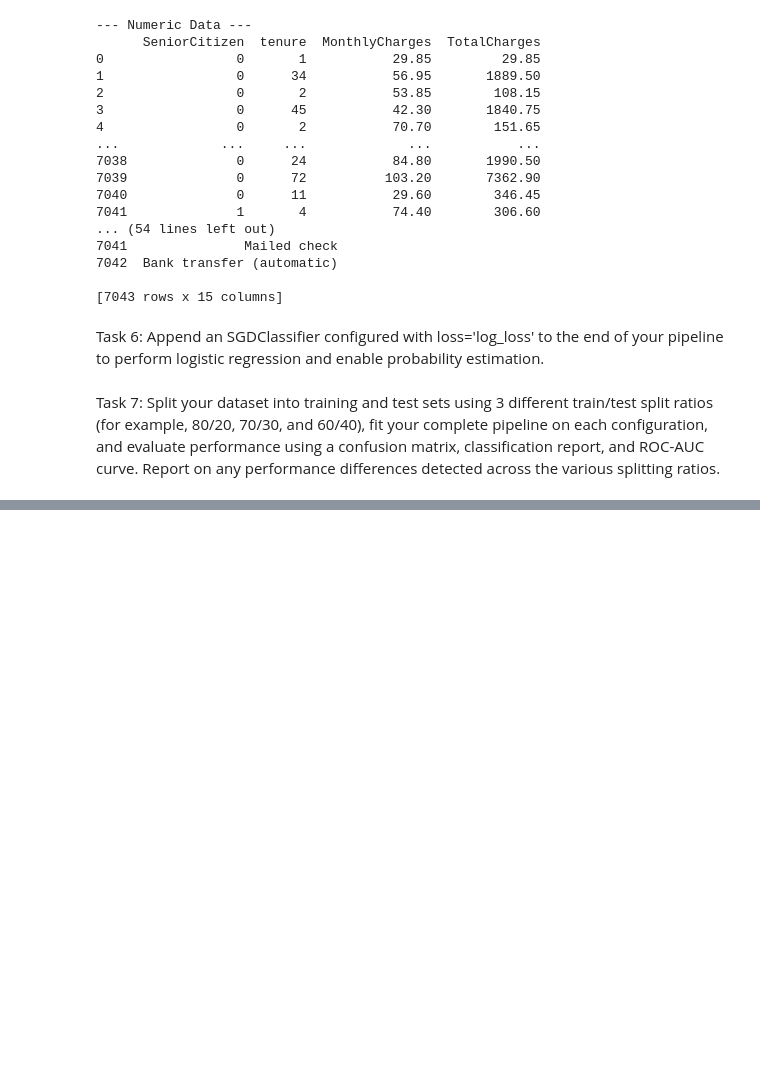
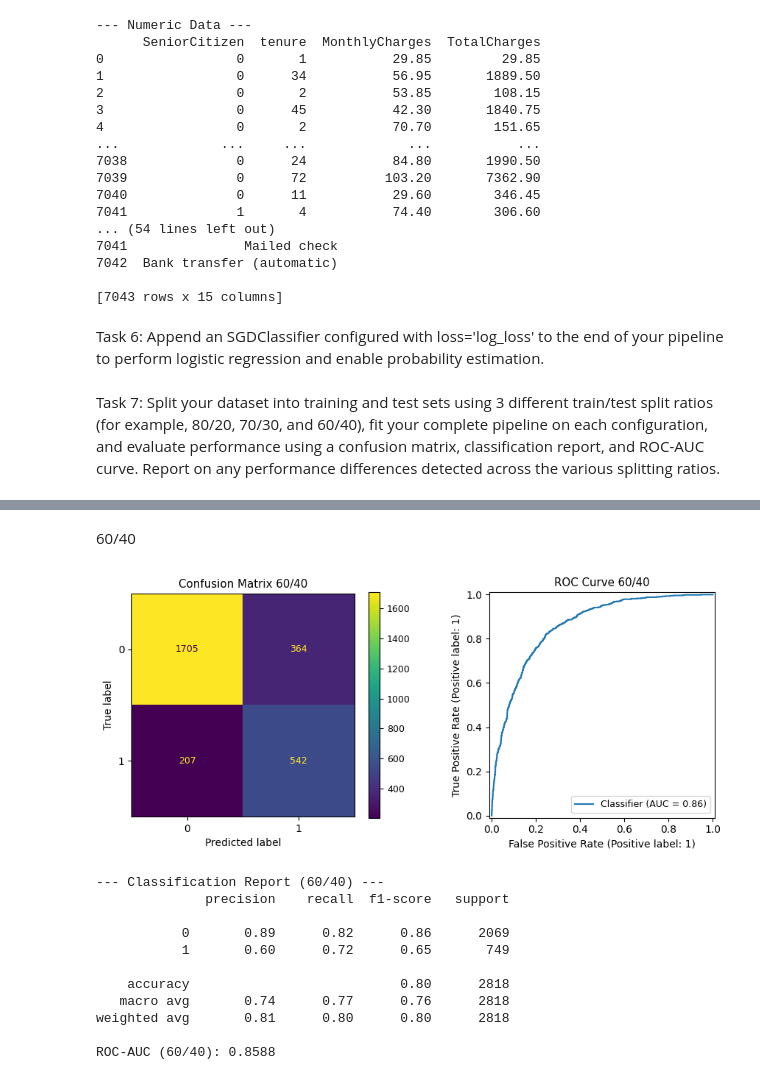
Before and after one commit to tstef87/StefanoCSC672, a Jupyter notebook: HW3/churn_classification.ipynb, the cells around one changed output, grey strips where cells are left out. Saved outputs shown, nothing was run; the diff lists cells and outputs as text; code cells hidden in the pictures; blank space fills up the shorter version.

```diff
--- a/HW3/churn_classification.ipynb
+++ b/HW3/churn_classification.ipynb
@@ -257,0 +321,34 @@ plt.rc('font', size=10)
+# %% [markdown]
+60/40
+# %%
+fig, axs = plt.subplots(nrows=1, ncols=2, figsize=(9, 4))
+plt.rc('font', size=9)
+
+ConfusionMatrixDisplay.from_predictions(y_test_6040, y_pred_6040, ax=axs[0])
+axs[0].set_title("Confusion Matrix 60/40")
+
+RocCurveDisplay.from_predictions(y_test_6040, y_proba_6040, ax=axs[1])
+axs[1].set_title("ROC Curve 60/40")
+
+plt.rc('font', size=10)
+plt.tight_layout()
+plt.show()
+
+print("\n--- Classification Report (60/40) ---")
+print(classification_report(y_test_6040, y_pred_6040))
+
+auc_6040 = roc_auc_score(y_test_6040, y_proba_6040)
+print(f"ROC-AUC (60/40): {auc_6040:.4f}")
+# %% [output]
+[figure, added]
+--- Classification Report (60/40) ---
+              precision    recall  f1-score   support
+
+           0       0.89      0.82      0.86      2069
+           1       0.60      0.72      0.65       749
+
+    accuracy                           0.80      2818
+   macro avg       0.74      0.77      0.76      2818
+weighted avg       0.81      0.80      0.80      2818
+
+ROC-AUC (60/40): 0.8588
```
Also changed, not shown: parts of 8 cells of this notebook, 1 other file.
